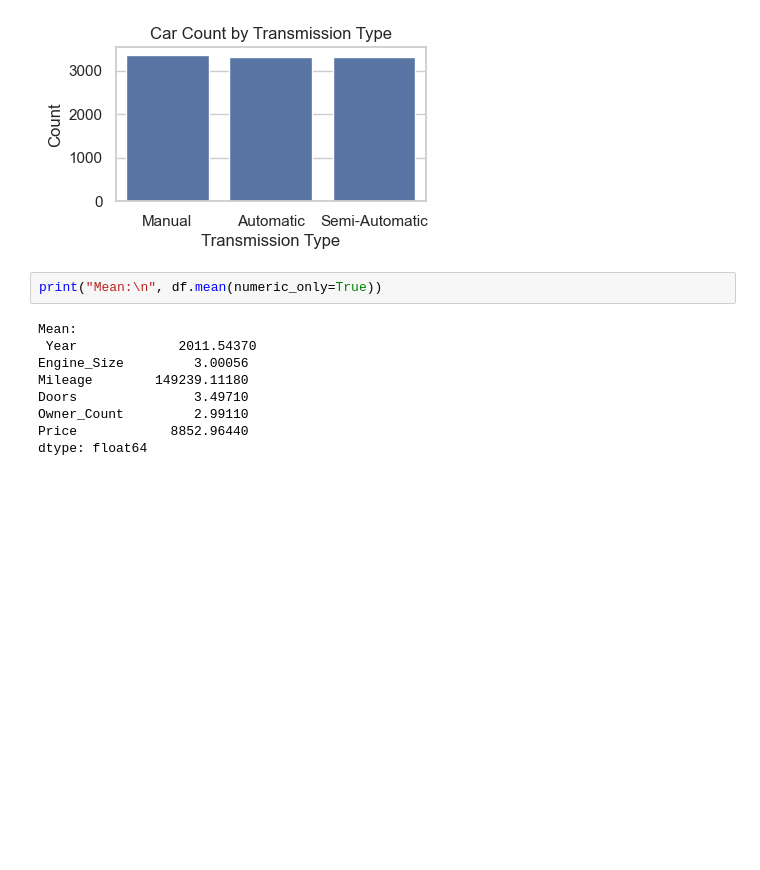
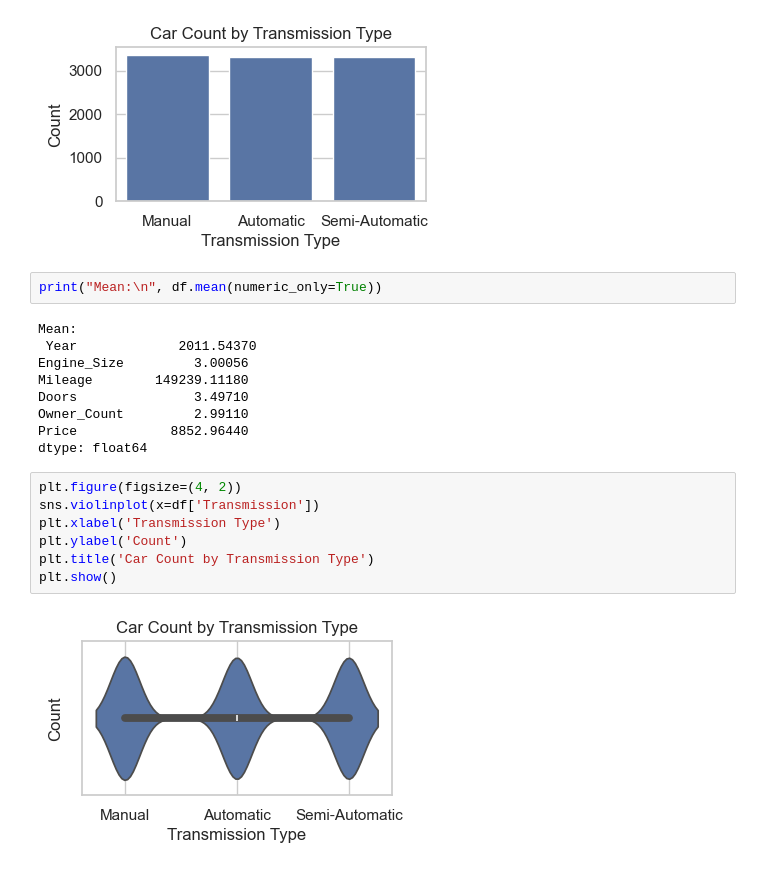
Before and after one commit to vinuvarsithR/C-language, a Jupyter notebook: icv.py/da.ipynb, the cells around one changed output. Saved outputs shown, nothing was run; the diff lists cells and outputs as text; blank space fills up the shorter version.

```diff
--- a/icv.py/da.ipynb
+++ b/icv.py/da.ipynb
@@ -95,3 +94,12 @@ Doors               3.49710
 Owner_Count         2.99110
 Price            8852.96440
 dtype: float64
+# %%
+plt.figure(figsize=(4, 2))
+sns.violinplot(x=df['Transmission'])
+plt.xlabel('Transmission Type')
+plt.ylabel('Count')
+plt.title('Car Count by Transmission Type')
+plt.show()
+# %% [output]
+[figure, added]
```
Also changed, not shown: parts of 3 cells of this notebook, 3 other files.
